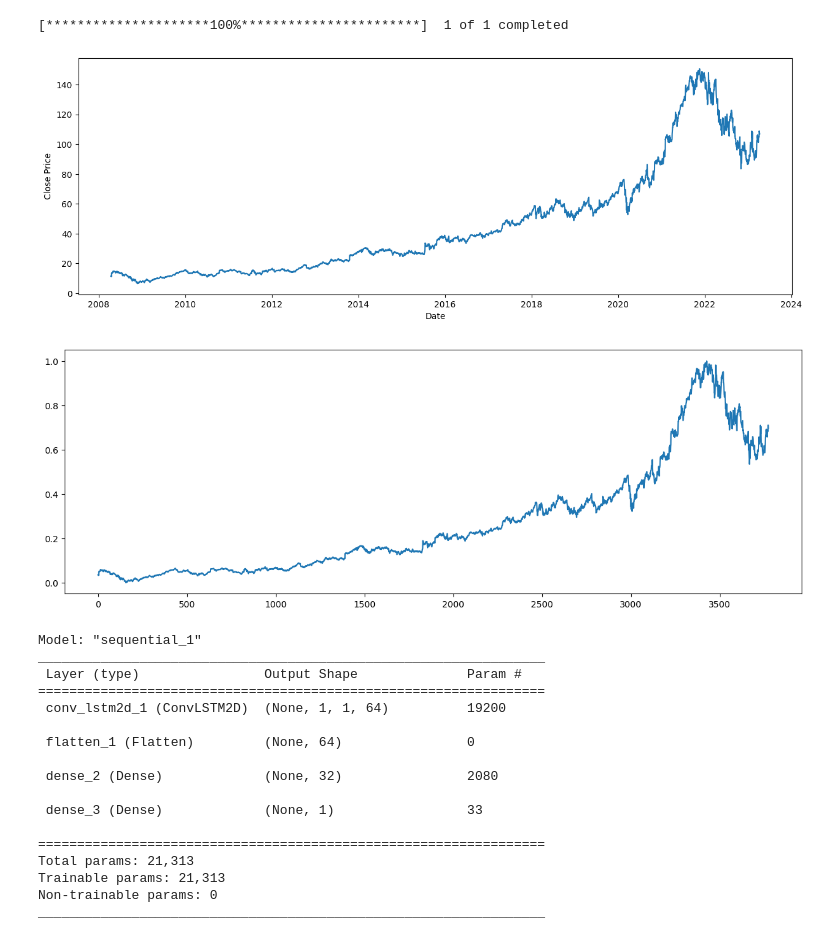
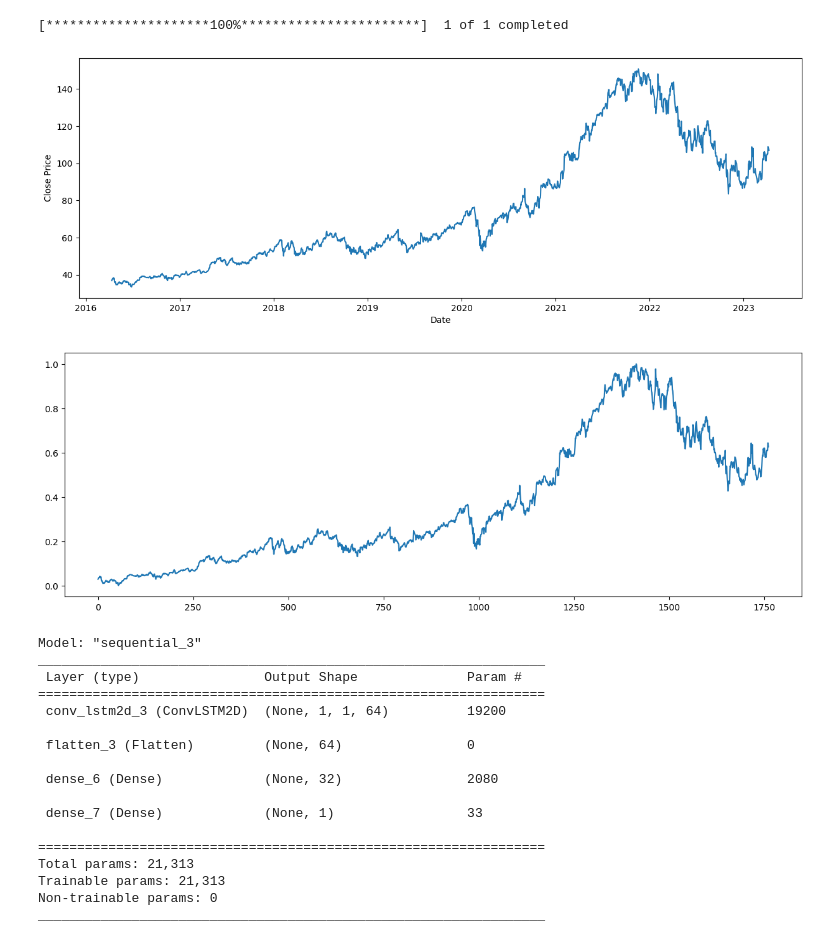
Before and after one commit to ww-Jing/Algorithmic_Trading, a Jupyter notebook: LSTM_stock_predict2.ipynb, the cells around one changed output. Saved outputs shown, nothing was run; the diff lists cells and outputs as text; code cells hidden in the pictures.

```diff
--- a/LSTM_stock_predict2.ipynb
+++ b/LSTM_stock_predict2.ipynb
@@ -26,18 +20,18 @@ from keras.layers import Flatten, Dense, LSTM, ConvLSTM2D
 from sklearn.metrics import mean_squared_error
 # %%
 tf = datetime.now()
-ti = datetime(tf.year -15 , tf.month, tf.day)
+ti = datetime(tf.year -7 , tf.month, tf.day)
 
 Stock = yf.download('GOOG', ti, tf).reset_index()
 
 plt.figure(figsize=(15,5))
 plt.plot(Stock['Date'],Stock['Close'])
 plt.xlabel('Date', fontsize=10)
 plt.ylabel('Close Price', fontsize=10)
 plt.show()
 # %% [output]
 [*********************100%***********************]  1 of 1 completed
-[figure, old version]
+[figure, new version]
 # %%
 Stock_close = Stock.filter(['Close']).values
 
@@ -47,7 +41,7 @@ plt.figure(figsize = (15,5))
 plt.plot(Stock_close_scaler)
 plt.show()
 # %% [output]
-[figure, old version]
+[figure, new version]
 # %%
 def data_split(data_set, spilt_ratio):
   train_len = int(len(data_set)* spilt_ratio)
@@ -82,17 +76,17 @@ model.add(Dense(1))
 model.compile(optimizer='adam', loss='mean_squared_error')
 model.summary()
 # %% [output]
-Model: "sequential_1"
+Model: "sequential_3"
 _________________________________________________________________
  Layer (type)                Output Shape              Param #
 =================================================================
- conv_lstm2d_1 (ConvLSTM2D)  (None, 1, 1, 64)          19200
+ conv_lstm2d_3 (ConvLSTM2D)  (None, 1, 1, 64)          19200
 
- flatten_1 (Flatten)         (None, 64)                0
+ flatten_3 (Flatten)         (None, 64)                0
 
- dense_2 (Dense)             (None, 32)                2080
+ dense_6 (Dense)             (None, 32)                2080
 
- dense_3 (Dense)             (None, 1)                 33
+ dense_7 (Dense)             (None, 1)                 33
 
 =================================================================
 Total params: 21,313
```
Also changed, not shown: parts of 4 cells of this notebook.
